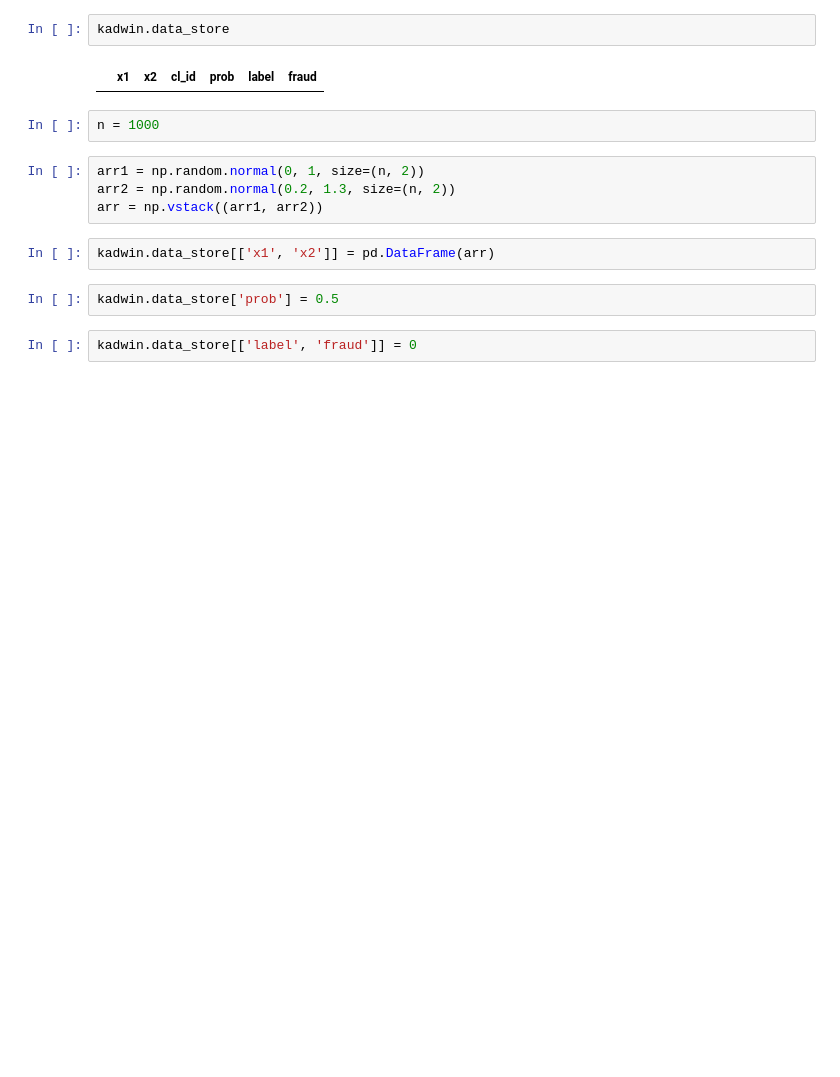
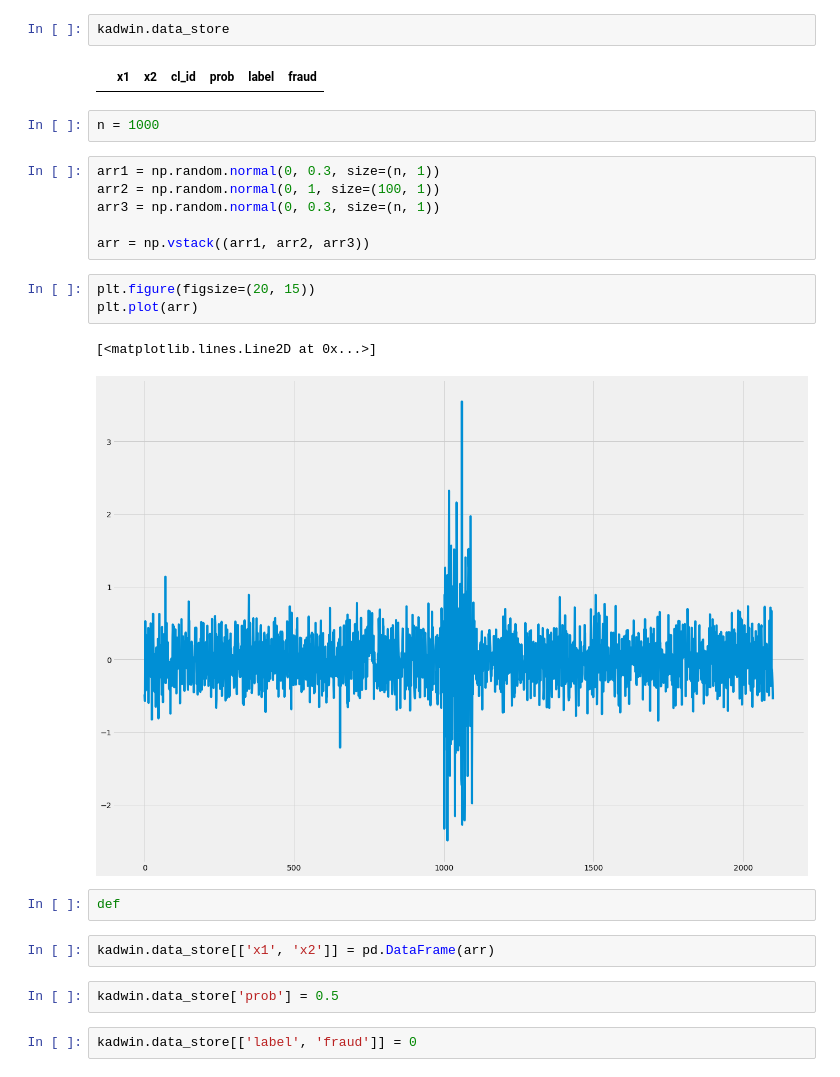
Before and after one commit to AndreasAlam/olac, a Jupyter notebook: notebooks/REQU_Testing.ipynb, the cells around one changed output. Saved outputs shown, nothing was run; the diff lists cells and outputs as text; blank space fills up the shorter version.

```diff
--- a/notebooks/REQU_Testing.ipynb
+++ b/notebooks/REQU_Testing.ipynb
@@ -293,9 +293,19 @@ kadwin.data_store
 # %%
 n = 1000
 # %%
-arr1 = np.random.normal(0, 1, size=(n, 2))
-arr2 = np.random.normal(0.2, 1.3, size=(n, 2))
-arr = np.vstack((arr1, arr2))
+arr1 = np.random.normal(0, 0.3, size=(n, 1))
+arr2 = np.random.normal(0, 1, size=(100, 1))
+arr3 = np.random.normal(0, 0.3, size=(n, 1))
+
+arr = np.vstack((arr1, arr2, arr3))
+# %%
+plt.figure(figsize=(20, 15))
+plt.plot(arr)
+# %% [output]
+[<matplotlib.lines.Line2D at 0x...>]
+[figure, added]
+# %%
+def
 # %%
 kadwin.data_store[['x1', 'x2']] = pd.DataFrame(arr)
 # %%
```
Also changed, not shown: parts of 1 cell of this notebook, 9 other files.
